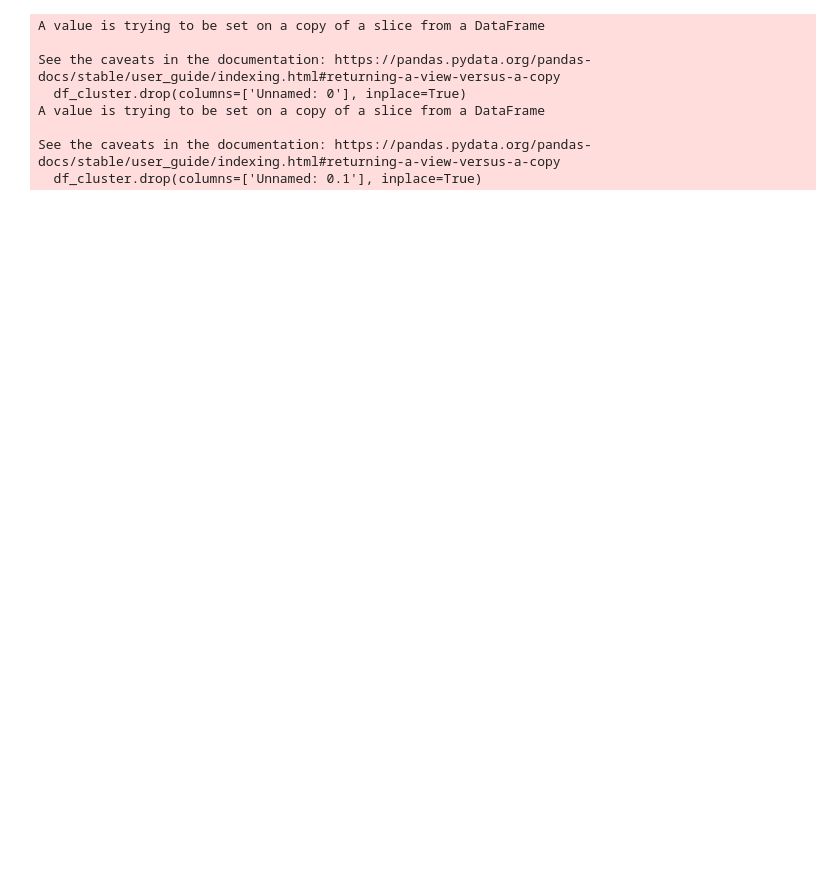
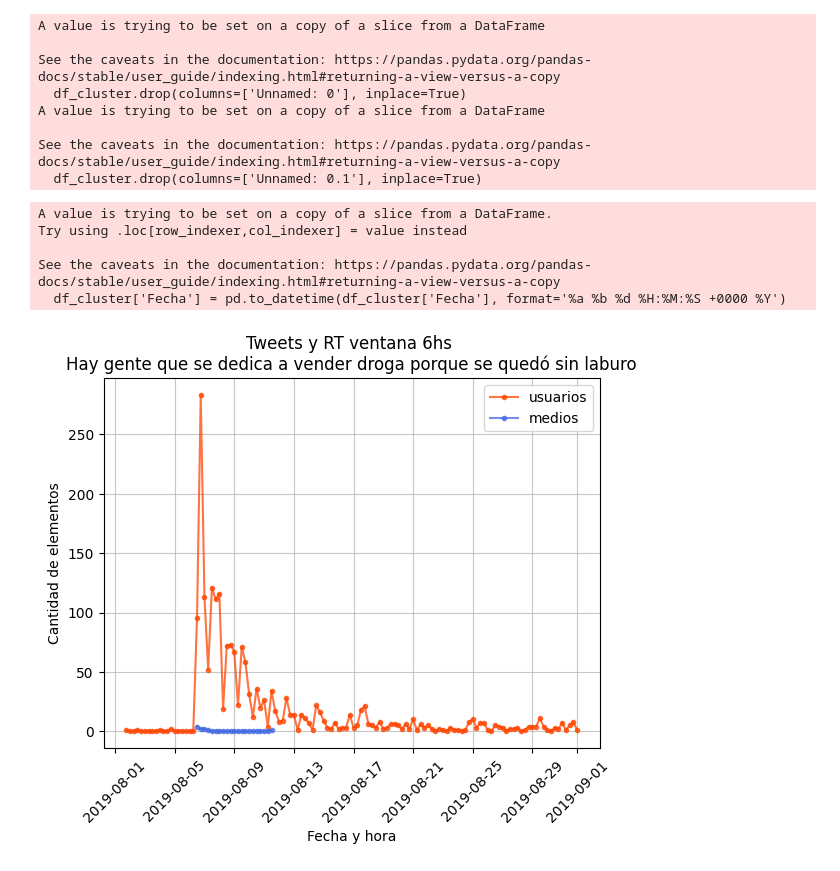
Before and after one commit to Ale-Mildiner/Tesis, a Jupyter notebook: Base_Twitter/series_temporales_con_medios.ipynb, the cells around one changed output. Saved outputs shown, nothing was run; the diff lists cells and outputs as text; code cells hidden in the pictures; blank space fills up the shorter version.

```diff
--- a/Base_Twitter/series_temporales_con_medios.ipynb
+++ b/Base_Twitter/series_temporales_con_medios.ipynb
@@ -47,6 +47,41 @@ A value is trying to be set on a copy of a slice from a DataFrame
 
 See the caveats in the documentation: https://pandas.pydata.org/pandas-docs/stable/user_guide/indexing.html#returning-a-view-versus-a-copy
   df_cluster.drop(columns=['Unnamed: 0.1'], inplace=True)
+# %%
+df_cluster['Fecha'] = pd.to_datetime(df_cluster['Fecha'], format='%a %b %d %H:%M:%S +0000 %Y')
+horas = '6H'
+#ventana_temporal = pd.offsets.Hour(horas)
+clus_3_medios =  df_cluster[df_cluster['medios']== True]
+clus_3_user =  df_cluster[df_cluster['medios']== False]
+dos_tipos =[clus_3_user, clus_3_medios]
+names = ['usuarios', 'medios']
+colors = ['orangered', 'royalblue']
+plt.figure()
+maximo = []
+for i, tipos in enumerate(dos_tipos):
+    df_grouped = tipos.groupby(pd.Grouper(key='Fecha', freq=horas)).size().reset_index(name='count')
+    maximo.append(max(df_grouped['count']))
+    plt.plot(df_grouped['Fecha'], df_grouped['count'], marker='.', linestyle='-', label = names[i], alpha = 0.75, color = colors[i])
+
+# df_grouped = clus_3_completo.groupby(pd.Grouper(key='Fecha', freq=horas)).size().reset_index(name='count')
+# plt.plot(df_grouped['Fecha'], df_grouped['count'], marker='o', linestyle='-', label = 'completo')
+frase_base = "Hay gente que se dedica a vender droga porque se quedó sin laburo"
+plt.title("Tweets y RT ventana 6hs \n"+ frase_base)
+plt.xlabel('Fecha y hora')
+plt.ylabel('Cantidad de elementos')
+#plt.xlim([datetime(2019, 10, 7), datetime(2019, 10, 11)])
+#plt.yscale('log')
+plt.legend()
+plt.grid(alpha = 0.7)
+plt.xticks(rotation=45)
+plt.show()
+# %% [output]
+A value is trying to be set on a copy of a slice from a DataFrame.
+Try using .loc[row_indexer,col_indexer] = value instead
+
+See the caveats in the documentation: https://pandas.pydata.org/pandas-docs/stable/user_guide/indexing.html#returning-a-view-versus-a-copy
+  df_cluster['Fecha'] = pd.to_datetime(df_cluster['Fecha'], format='%a %b %d %H:%M:%S +0000 %Y')
+[figure, added]
 # %%
 import json
 
```
Also changed, not shown: parts of 7 cells of this notebook.
